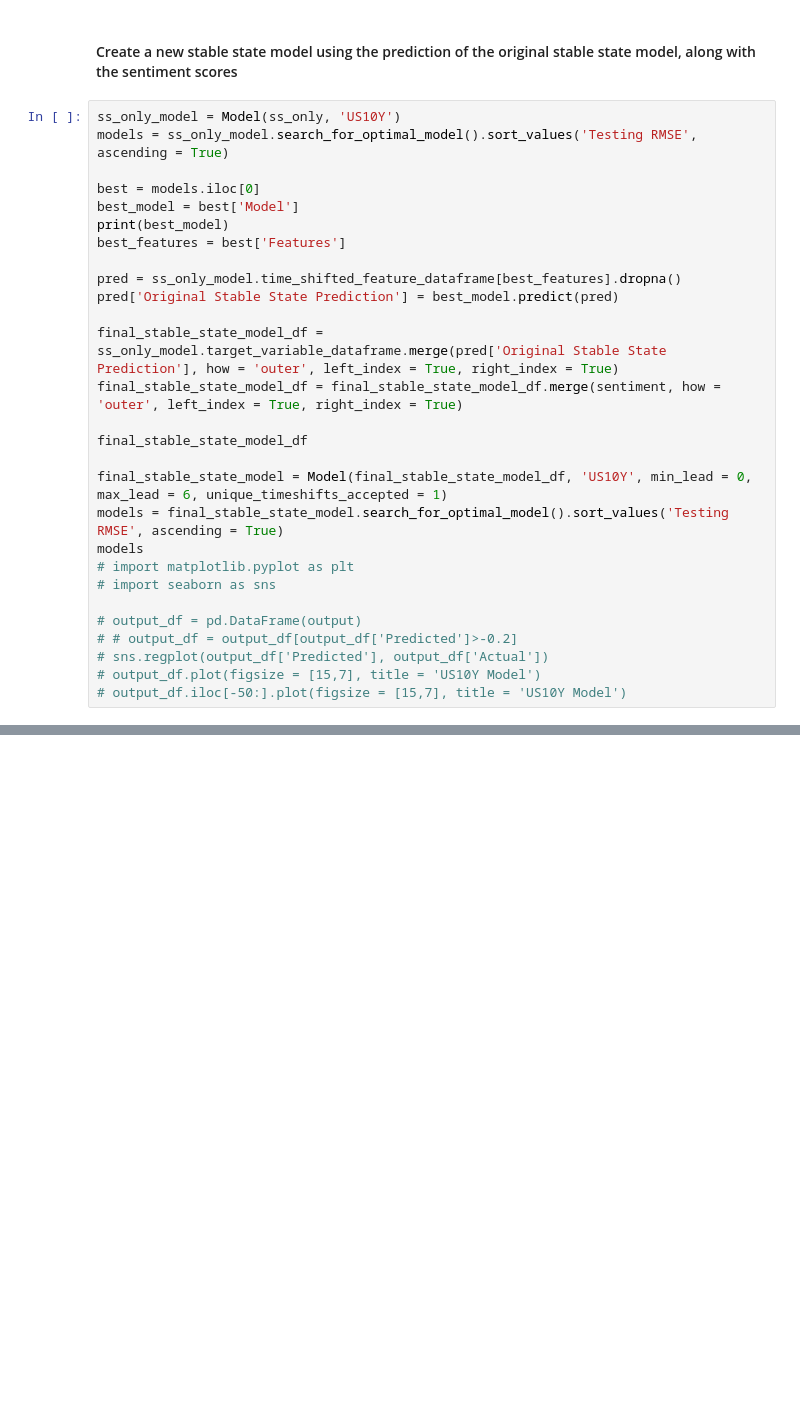
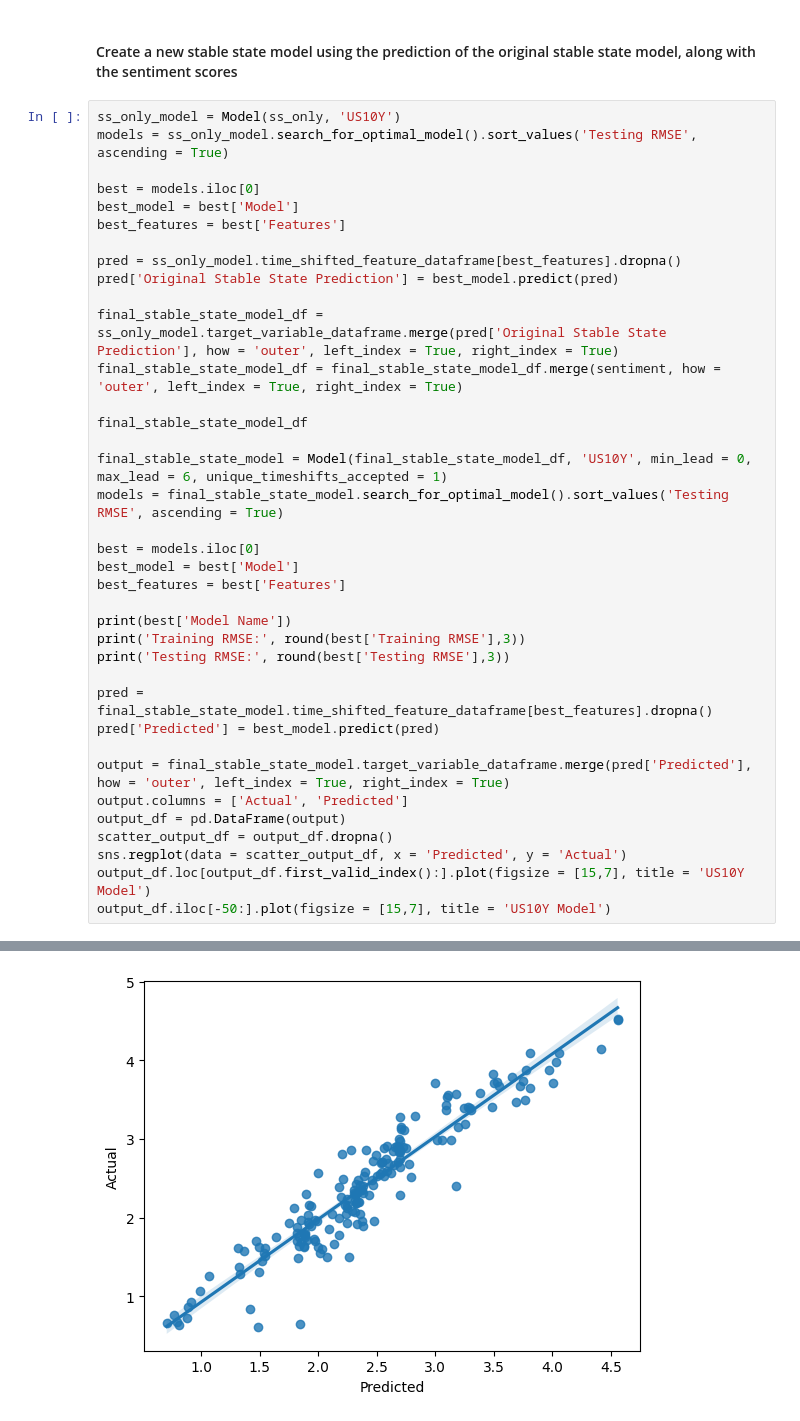
Before and after one commit to DanielFokChunHoe/BT4222, a Jupyter notebook: main.ipynb, the cells around one changed output, grey strips where cells are left out. Cells and saved outputs as stored; diff of their text form; blank space fills up the shorter version.

```diff
--- a/main.ipynb
+++ b/main.ipynb
@@ -203,7 +205,6 @@ models = ss_only_model.search_for_optimal_model().sort_values('Testing RMSE', as
 
 best = models.iloc[0]
 best_model = best['Model']
-print(best_model)
 best_features = best['Features']
 
 pred = ss_only_model.time_shifted_feature_dataframe[best_features].dropna()
@@ -216,13 +217,23 @@ final_stable_state_model_df
 
 final_stable_state_model = Model(final_stable_state_model_df, 'US10Y', min_lead = 0, max_lead = 6, unique_timeshifts_accepted = 1)
 models = final_stable_state_model.search_for_optimal_model().sort_values('Testing RMSE', ascending = True)
-models
-# import matplotlib.pyplot as plt
-# import seaborn as sns
 
-# output_df = pd.DataFrame(output)
-# # output_df = output_df[output_df['Predicted']>-0.2]
-# sns.regplot(output_df['Predicted'], output_df['Actual'])
-# output_df.plot(figsize = [15,7], title = 'US10Y Model')
-# output_df.iloc[-50:].plot(figsize = [15,7], title = 'US10Y Model')
+best = models.iloc[0]
+best_model = best['Model']
+best_features = best['Features']
+
+print(best['Model Name'])
+print('Training RMSE:', round(best['Training RMSE'],3))
+print('Testing RMSE:', round(best['Testing RMSE'],3))
+
+pred = final_stable_state_model.time_shifted_feature_dataframe[best_features].dropna()
+pred['Predicted'] = best_model.predict(pred)
+
+output = final_stable_state_model.target_variable_dataframe.merge(pred['Predicted'], how = 'outer', left_index = True, right_index = True)
+output.columns = ['Actual', 'Predicted']
+output_df = pd.DataFrame(output)
+scatter_output_df = output_df.dropna()
+sns.regplot(data = scatter_output_df, x = 'Predicted', y = 'Actual')
+output_df.loc[output_df.first_valid_index():].plot(figsize = [15,7], title = 'US10Y Model')
+output_df.iloc[-50:].plot(figsize = [15,7], title = 'US10Y Model')
 # %% [output]
@@ -230,0 +244 @@ TypeError: __init__() got an unexpected keyword argument 'min_lead'
+[figure, added]
```
Also changed, not shown: parts of 7 cells of this notebook.
